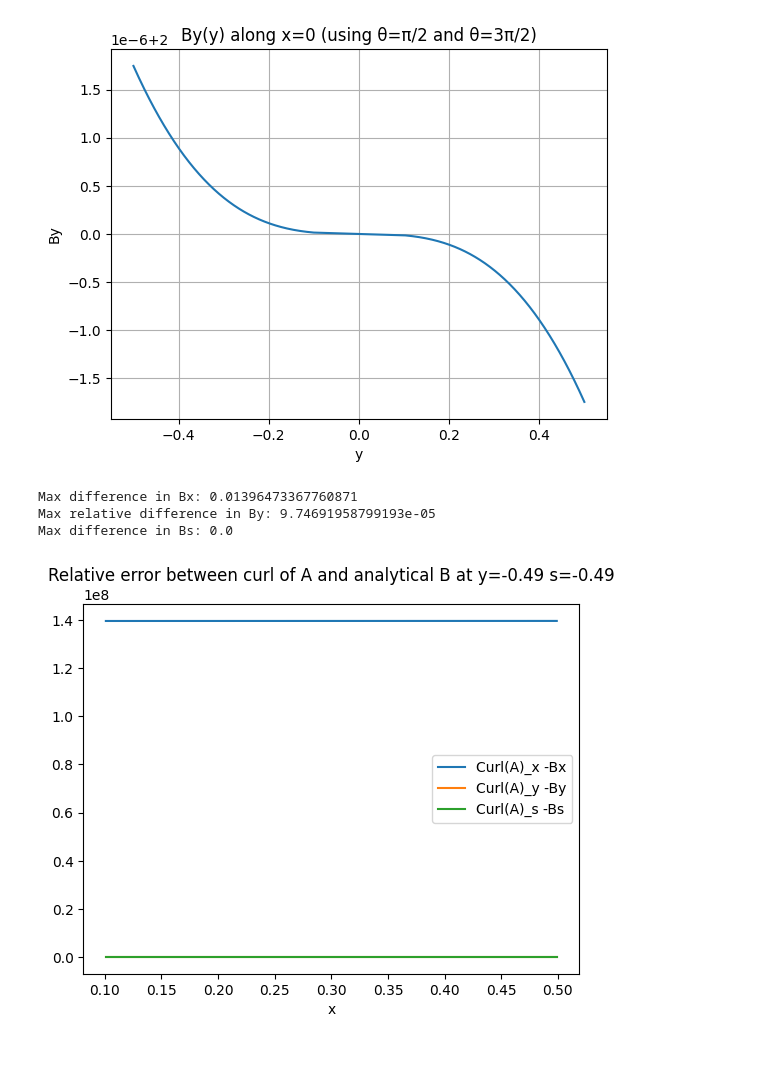
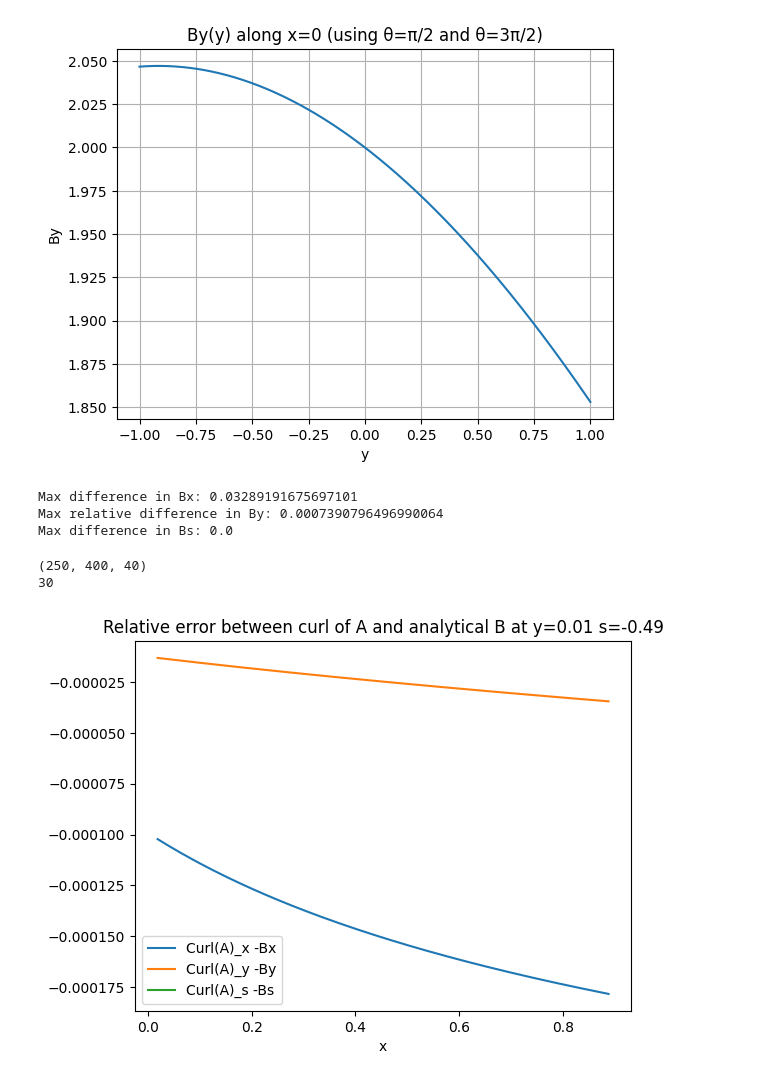
Before and after one commit to marcoliniF/bpmeth, a Jupyter notebook: preliminaryTrials/2.3abphiBABab_roundmeshgrid.ipynb, the cells around one changed output. Drawn from its saved outputs; the diff is of its cells as text; code cells hidden in the pictures; blank space fills up the shorter version.

```diff
--- a/preliminaryTrials/2.3abphiBABab_roundmeshgrid.ipynb
+++ b/preliminaryTrials/2.3abphiBABab_roundmeshgrid.ipynb
@@ -7,9 +7,9 @@ from sympy import lambdify
 from sympy.abc import x, y, s
 # %%
 #start from multipole coeefficients a_n(s)=a1,a2,... and b_n(s)
-a_coeffs = [0, 0, 0.0, 0.0]
-b_coeffs = [2,0.,0., 0.004]
-#get scalar potential
+a_coeffs = [0.5, 0.1, 0.01, 0.02]
+b_coeffs = [2, 1, 0.1, 0.02]
+#get bpmeth opbject
 expansion=bpmeth.FieldExpansion(a=a_coeffs, b=b_coeffs)
 #expansion.plot_components()
 # plt.xlabel('s')
@@ -22,21 +22,23 @@ XYS=(x,y,s)#symbolic expressions
 
 phi_func = lambdify(XYS, phi, 'numpy')#from symbolic to numerical function
 print("Scalar potential phi at (0.4,0.2,0.5):", phi_func(0.4,0.2,0.5))
-#define x,y,s axes to convert the symbolic expression of phi into a numerical array
+#define r, theta, s axes to convert the symbolic expression of phi into a numerical array
 # npoints=201
 # xa= np.linspace(-1,1,npoints)
 # ya=np.linspace(-1,1,npoints)
-rmin, rmax, nr = 0.1, 0.5, 400
-ntheta = 450
+rmin, rmax, nr = 0.001, 1.001, 250
+ntheta = 400
 rr = np.linspace(rmin, rmax, nr)
+
 tt = np.arange(ntheta)/ntheta*2*np.pi
 ss = np.linspace(-1,1, 40)
 rarr, tarr, sarr = np.meshgrid(rr, tt, ss, indexing='ij')
 xarr = rarr*np.cos(tarr)
 yarr = rarr*np.sin(tarr)
 #make a 3d plot of phi as a function of x and y for a fixed s
-plt.plot(xarr[:,:,0], yarr[:,:,0], 'o', markersize=2, label='(x,y) points')
-
+plt.plot(xarr[:,:,0], yarr[:,:,0], 'o', markersize=2)
+plt.xlabel("x")
+plt.ylabel("y")
 P = phi_func(xarr[:,:,0], yarr[:,:,0], 0.)#s=0 is the middle  of the magnet
 fig = plt.figure()
 ax = fig.add_subplot(111, projection='3d')
@@ -60,8 +62,8 @@ Bx_ana = Bx_func(xarr, yarr, sarr)
 By_ana = By_func(xarr, yarr, sarr)
 Bs_ana = Bs_func(xarr, yarr, sarr)
 # %%
+#Plot By as a function of y for x=0
 islice = 20   # choose an s index
-
 # θ = π/2 → positive y
 itheta_pos = np.argmin(np.abs(tt - np.pi/2))
 y_pos = yarr[:,itheta_pos, islice]
@@ -86,6 +88,6 @@ plt.ylabel("By")
 plt.title("By(y) along x=0 (using θ=π/2 and θ=3π/2)")
 plt.grid(True)
 # %% [output]
-[figure, old version]
+[figure, new version]
 # %%
 Ax, Ay, As = expansion.get_A(lambdify=True)
@@ -133,8 +135,8 @@ def curl_cylindrical_from_cartesian(Ax, Ay, Az, rarr, tarr, sarr):
     dAtheta_dr = np.gradient(Atheta, dr, axis=0)
     dAz_dr     = np.gradient(Az_cyl, dr, axis=0)
 
-    dAr_ds     = np.gradient(Ar,     ds, axis=2)
-    dAtheta_ds = np.gradient(Atheta, ds, axis=2)
+    dAr_dz     = np.gradient(Ar,     ds, axis=2)
+    dAtheta_dz = np.gradient(Atheta, ds, axis=2)
     dAz_ds     = np.gradient(Az_cyl, ds, axis=2)
 
     # ---------------------------------------------------------
@@ -142,8 +144,8 @@ def curl_cylindrical_from_cartesian(Ax, Ay, Az, rarr, tarr, sarr):
     # ---------------------------------------------------------
     r = rarr
 
-    curl_r = (1/r) * dAz_dtheta - dAtheta_ds
-    curl_theta = dAr_ds - dAz_dr
+    curl_r = (1/r) * dAz_dtheta - dAtheta_dz
+    curl_theta = dAr_dz - dAz_dr
 
     rAtheta = r * Atheta
     d_rAtheta_dr = np.gradient(rAtheta, dr, axis=0)
@@ -166,27 +168,29 @@ print("Max difference in Bx:", np.max(np.abs(curl_x - Bx_ana)))
 print("Max relative difference in By:", np.max(np.abs(curl_y - By_ana))/np.max(np.abs(By_ana)))
 print("Max difference in Bs:", np.max(np.abs(curl_s - Bs_ana)))
 # %% [output]
-Max difference in Bx: 0.01396473367760871
-Max relative difference in By: 9.74691958799193e-05
+Max difference in Bx: 0.03289191675697101
+Max relative difference in By: 0.0007390796496990064
 Max difference in Bs: 0.0
 # %%
 npoints=len(xarr)
-truncatedxarr=xarr[1:npoints-1,0,10]#to avoid boundary effects from finite differences
+print(xarr.shape)
+truncatedxarr=xarr[5:npoints-1,30,10]#to avoid boundary effects from finite differences
 #truncateds=sa[5:npoints-5]#to avoid boundary effects from finite differences
 #position=(45, 54,slice(5,npoints-5))#x=0, y=0, all s
-position=(slice(1,npoints-1), 0, 10)#all x, y=0, s=0.5
-
-plt.plot(truncatedxarr, (curl_x[position]-Bx_ana[position])/(1e-10+Bx_ana[position]), label='Curl(A)_x -Bx')
-plt.plot(truncatedxarr, (curl_y[position]-By_ana[position])/(1e-10+By_ana[position]), label='Curl(A)_y -By')
-plt.plot(truncatedxarr, (curl_s[position]-Bs_ana[position])/(Bs_ana[position]+1e-10), label='Curl(A)_s -Bs')
-
+position=(slice(5,npoints-1), 30, 10)#all x, y=fixed, s=fixed
+print(position[1])
+plt.plot(truncatedxarr, (curl_x[position]-Bx_ana[position])/(Bx_ana[position]), label='Curl(A)_x -Bx')
+plt.plot(truncatedxarr, (curl_y[position]-By_ana[position])/(By_ana[position]), label='Curl(A)_y -By')
+plt.plot(truncatedxarr, (curl_s[position]-Bs_ana[position])/(Bs_ana[position]), label='Curl(A)_s -Bs')
 #plt.ylim((np.min((curl_Ay[position]-By_ana[position])/By_ana[position]), np.max((curl_Ay[position]-By_ana[position])/By_ana[position])))
 plt.legend()
-plt.title('Relative error between curl of A and analytical B at y='+str(np.round(sarr[position][1],2)) +" s="+str(np.round(sarr[position][2],2)))
+plt.title('Relative error between curl of A and analytical B at y='+str(np.round(yarr[position][1],2)) +" s="+str(np.round(sarr[position][2],2)))
 plt.xlabel('x')
 plt.show()
 # %% [output]
+(250, 400, 40)
+30
-[figure, old version]
+[figure, new version]
 # %%
 plt.plot(truncatedxarr, curl_x[position], label='Curl(A)_x')
 plt.plot(truncatedxarr,Bx_ana[position], label='Bx analytical')
```
Also changed, not shown: parts of 8 cells of this notebook, 6 other files.
